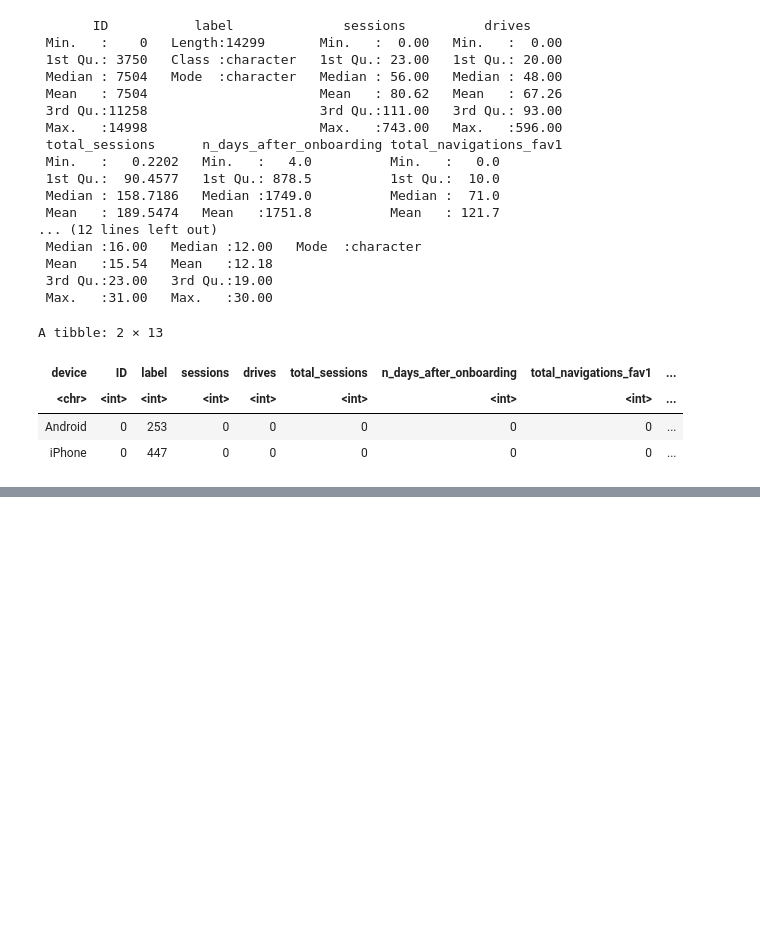
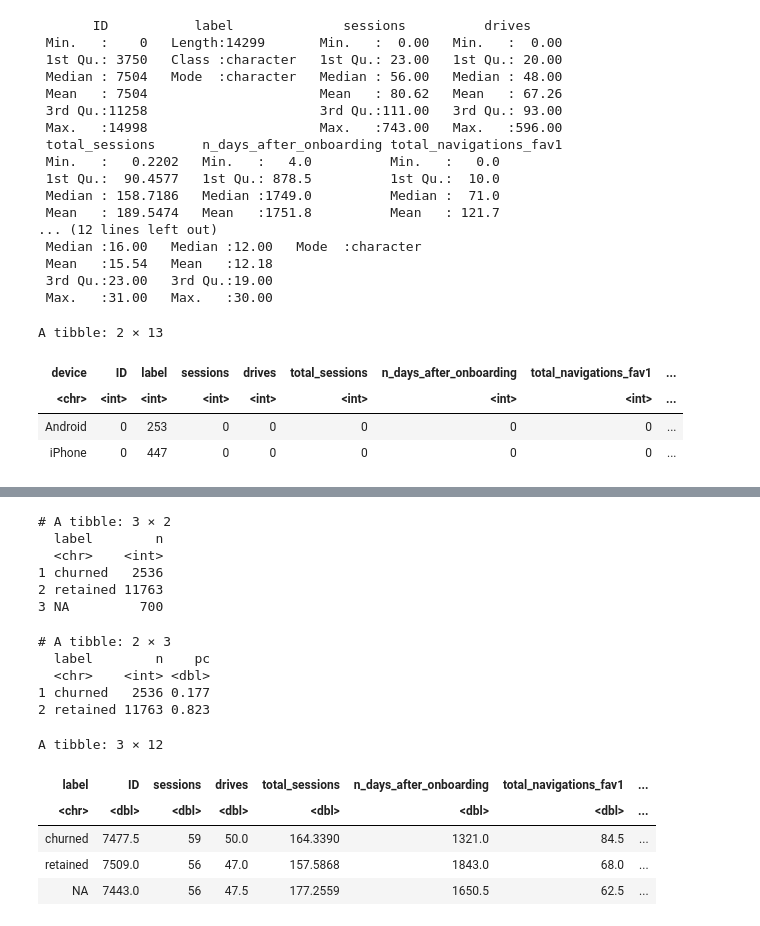
Before and after one commit to tros01/google_advanced_data_analytics, a Jupyter notebook: ga2_waze_r.ipynb, the cells around one changed output, grey strips where cells are left out. Saved outputs shown, nothing was run; the diff lists cells and outputs as text; code cells hidden in the pictures; blank space fills up the shorter version.

```diff
--- a/ga2_waze_r.ipynb
+++ b/ga2_waze_r.ipynb
@@ -186,0 +230,44 @@ A tibble: 2 × 13
+# %%
+# Calculate counts of churned vs. retained
+label_count <- df |>
+    group_by(label) |>
+    tally() |>
+    ungroup()
+label_count |> print()
+# %% [output]
+# A tibble: 3 × 2
+  label        n
+  <chr>    <int>
+1 churned   2536
+2 retained 11763
+3 NA         700
+# %%
+# Percentages of churned and retained, excluding NAs
+label_pc <- label_count |>
+    filter(!is.na(label)) |>
+    mutate(pc = n / sum(n)) |>
+    print()
+# %% [output]
+# A tibble: 2 × 3
+  label        n    pc
+  <chr>    <int> <dbl>
+1 churned   2536 0.177
+2 retained 11763 0.823
+# %%
+# Calculate median values of all columns for churned and retained users
+df |>
+    group_by(label) |>
+    summarise(
+        across(
+            .cols = where(is.numeric),
+            .fns = ~ median(.x)
+        ),
+        .groups = "drop"
+    )
+# %% [output]
+A tibble: 3 × 12
+| label | ID | sessions | drives | total_sessions | n_days_after_onboarding | total_navigations_fav1 | ... |
+| <chr> | <dbl> | <dbl> | <dbl> | <dbl> | <dbl> | <dbl> | ... |
+| churned | 7477.5 | 59 | 50.0 | 164.3390 | 1321.0 | 84.5 | ... |
+| retained | 7509.0 | 56 | 47.0 | 157.5868 | 1843.0 | 68.0 | ... |
+| NA | 7443.0 | 56 | 47.5 | 177.2559 | 1650.5 | 62.5 | ... |
```
Also changed, not shown: parts of 13 cells of this notebook.
